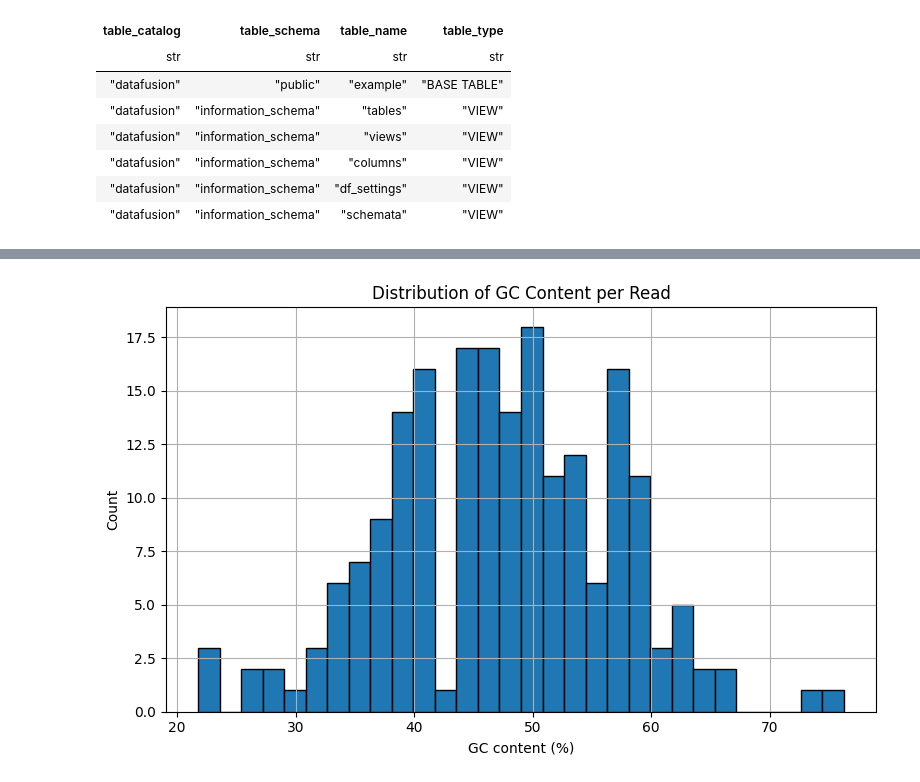
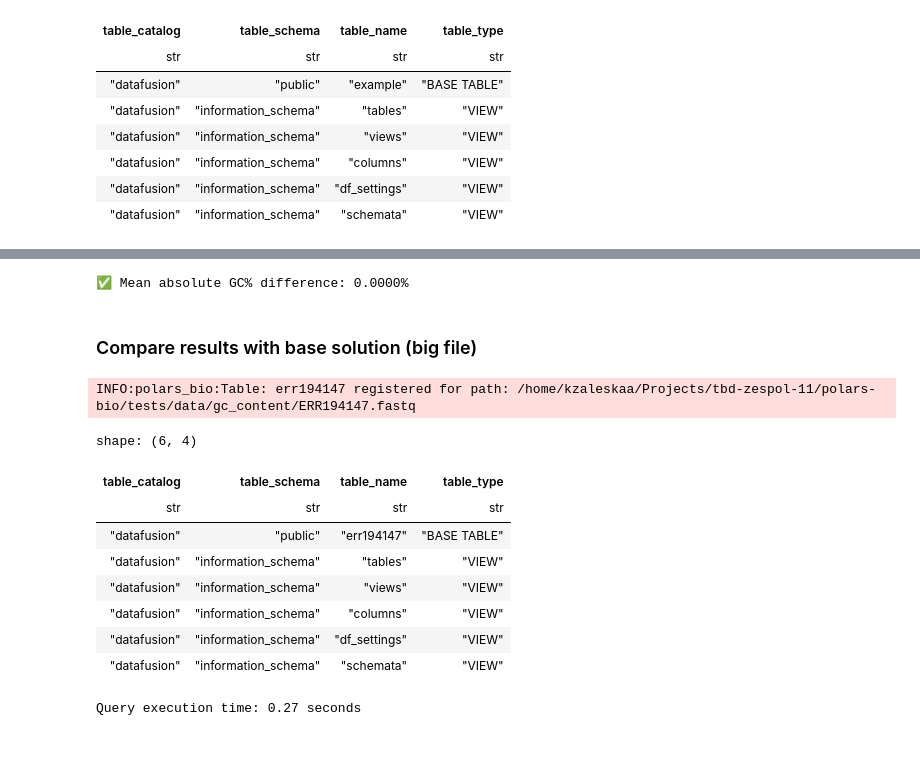
Before and after one commit to IzabelaLee/polars-bio, a Jupyter notebook: docs/notebooks/gc_content_visualize.ipynb, the cells around one changed output, grey strips where cells are left out. Saved outputs shown, nothing was run; the diff lists cells and outputs as text; code cells hidden in the pictures; blank space fills up the shorter version.

```diff
--- a/docs/notebooks/gc_content_visualize.ipynb
+++ b/docs/notebooks/gc_content_visualize.ipynb
@@ -82,17 +111,31 @@ df_results["gc"].mean()
-# %%
-import pandas as pd
-import matplotlib.pyplot as plt
-
-# Example DataFrame
-# df = pd.DataFrame({'sequence': ['AGTC', 'GGCC', ...], 'gc': [50, 100, ...]})
-
-plt.figure(figsize=(8, 5))
-df_results['gc'].hist(bins=30, edgecolor='black')
-plt.xlabel('GC content (%)')
-plt.ylabel('Count')
-plt.title('Distribution of GC Content per Read')
-plt.grid(True)
-plt.tight_layout()
-plt.show()
-# %% [output]
-[figure]
+# %%
+mean_diff = df_compare["abs_diff"].mean()
+print(f"✅ Mean absolute GC% difference: {mean_diff:.4f}%")
+# %% [output]
+✅ Mean absolute GC% difference: 0.0000%
+# %% [markdown]
+### Compare results with base solution (big file)
+# %%
+df_big = pb.read_fastq("/home/kzaleskaa/Projects/tbd-zespol-11/polars-bio/tests/data/gc_content/ERR194147.fastq").collect()
+# %% [output]
+INFO:polars_bio:Table: err194147 registered for path: /home/kzaleskaa/Projects/tbd-zespol-11/polars-bio/tests/data/gc_content/ERR194147.fastq
+# %%
+pb.sql("show tables").collect()
+# %% [output]
+shape: (6, 4)
+| table_catalog | table_schema | table_name | table_type |
+| str | str | str | str |
+| "datafusion" | "public" | "err194147" | "BASE TABLE" |
+| "datafusion" | "information_schema" | "tables" | "VIEW" |
+| "datafusion" | "information_schema" | "views" | "VIEW" |
+| "datafusion" | "information_schema" | "columns" | "VIEW" |
+| "datafusion" | "information_schema" | "df_settings" | "VIEW" |
+| "datafusion" | "information_schema" | "schemata" | "VIEW" |
+# %%
+start = time.time()
+df_results_big = pb.sql("select sequence, gc_content(sequence) as gc from err194147 limit 800").collect()
+end = time.time()
+
+print(f"Query execution time: {end - start:.2f} seconds")
+# %% [output]
+Query execution time: 0.27 seconds
```
Also changed, not shown: parts of 14 cells of this notebook.
